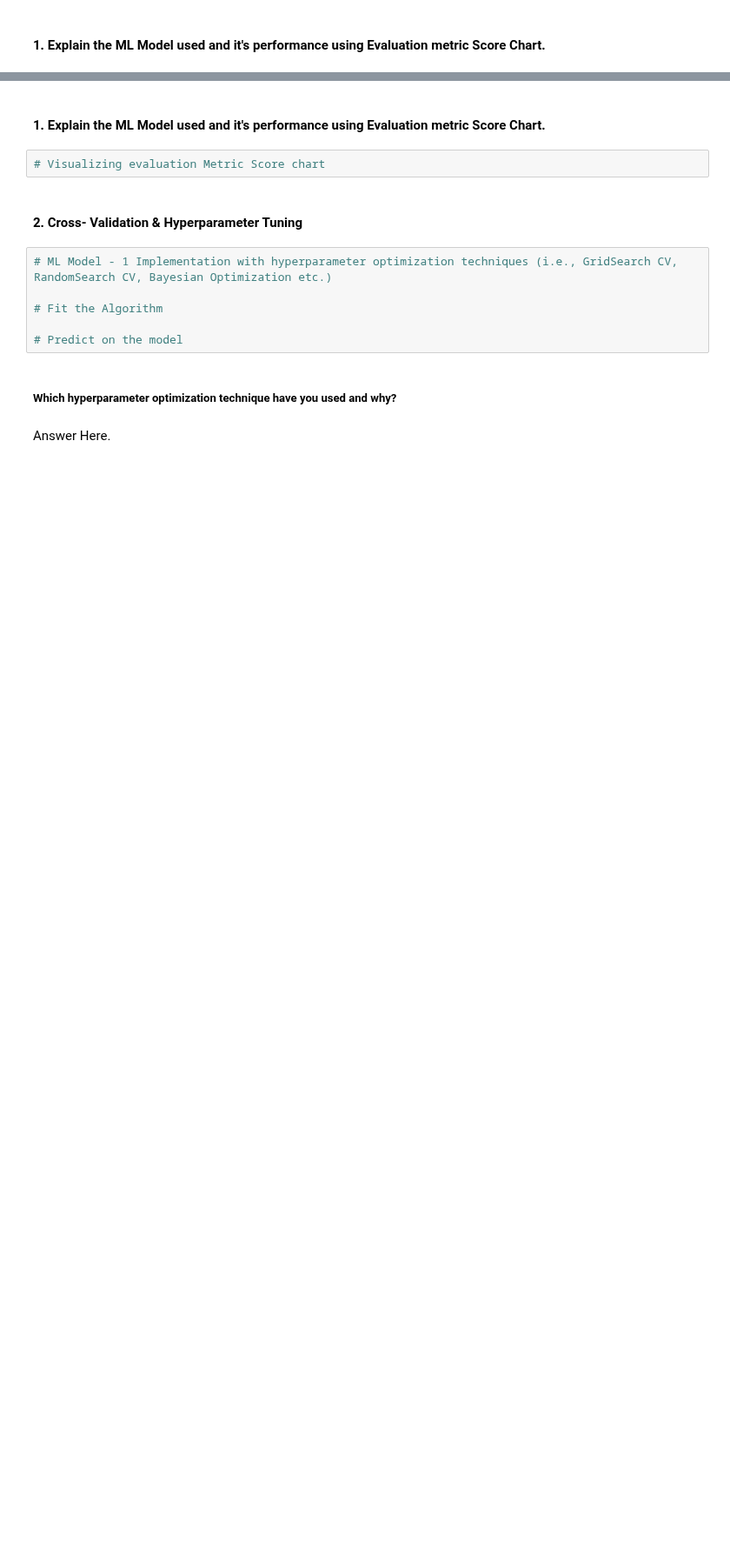
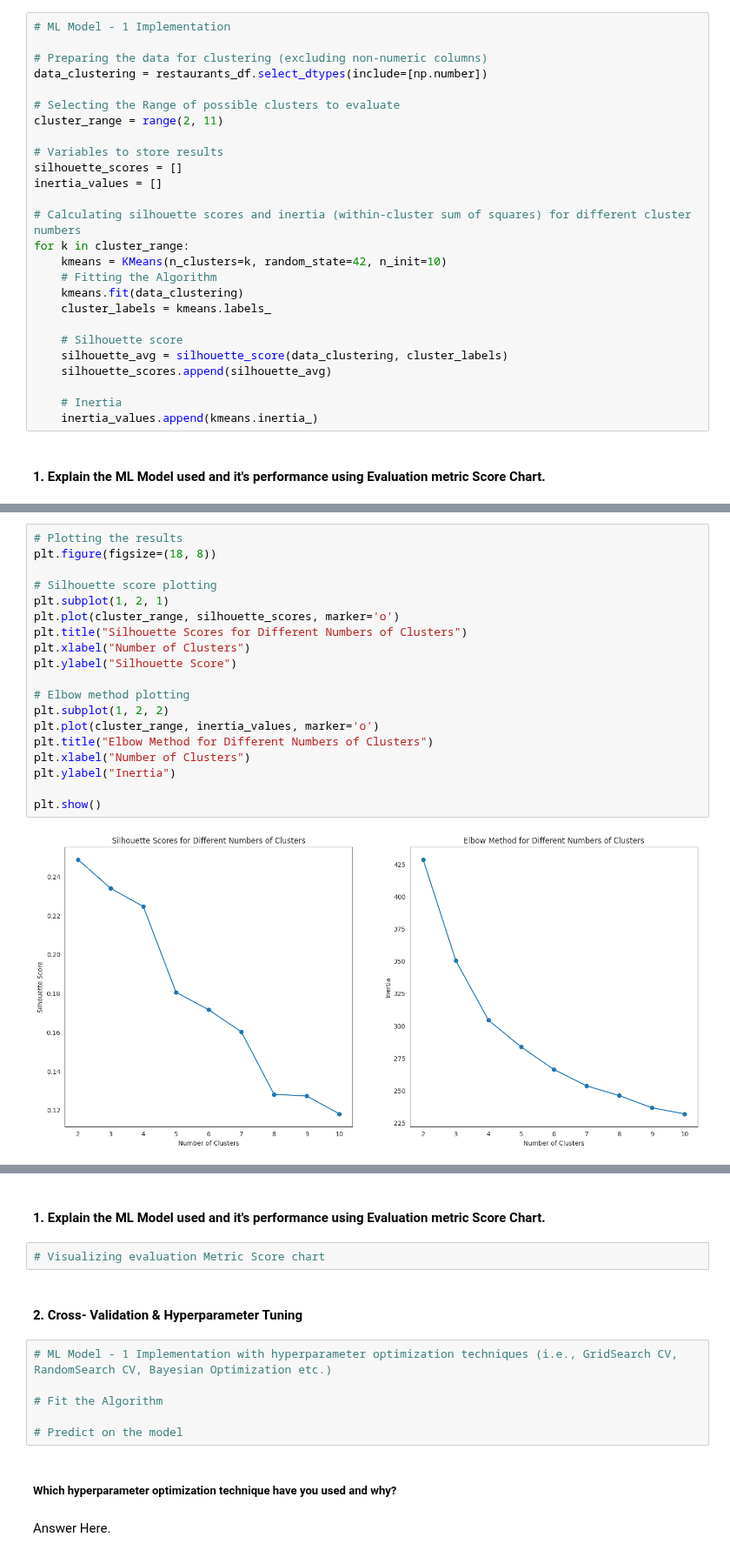
Before and after one commit to Ash99-commits/Unsupervised_ML_Zomato-Restaurant_Clustering_And_Sentiment_Analysis, a Jupyter notebook: Unsupervised_ML_Zomato_Restaurant_Clustering_And_Sentiment_Analysis_Ashwani_Kumar_Patra.ipynb, the cells around one changed output, grey strips where cells are left out. Shown at 87% size. Saved outputs shown, nothing was run; the diff lists cells and outputs as text; blank space fills up the shorter version.

Commit message:
Started off with the ML Model Implementation process. Just implemented ML Model 1 - K Means. Also, explained and provided the findings after analysis.

```diff
--- a/Unsupervised_ML_Zomato_Restaurant_Clustering_And_Sentiment_Analysis_Ashwani_Kumar_Patra.ipynb
+++ b/Unsupervised_ML_Zomato_Restaurant_Clustering_And_Sentiment_Analysis_Ashwani_Kumar_Patra.ipynb
@@ -2325,2 +2334,28 @@ As it is an unsupervised problem, we donot have a target feature and if we do no
+# %%
+# ML Model - 1 Implementation
+
+# Preparing the data for clustering (excluding non-numeric columns)
+data_clustering = restaurants_df.select_dtypes(include=[np.number])
+
+# Selecting the Range of possible clusters to evaluate
+cluster_range = range(2, 11)
+
+# Variables to store results
+silhouette_scores = []
+inertia_values = []
+
+# Calculating silhouette scores and inertia (within-cluster sum of squares) for different cluster numbers
+for k in cluster_range:
+    kmeans = KMeans(n_clusters=k, random_state=42, n_init=10)
+    # Fitting the Algorithm
+    kmeans.fit(data_clustering)
+    cluster_labels = kmeans.labels_
+
+    # Silhouette score
+    silhouette_avg = silhouette_score(data_clustering, cluster_labels)
+    silhouette_scores.append(silhouette_avg)
+
+    # Inertia
+    inertia_values.append(kmeans.inertia_)
 # %% [markdown]
 #### 1. Explain the ML Model used and it's performance using Evaluation metric Score Chart.
@@ -2344,0 +2362,21 @@ Answer Here.
+# %%
+# Plotting the results
+plt.figure(figsize=(18, 8))
+
+# Silhouette score plotting
+plt.subplot(1, 2, 1)
+plt.plot(cluster_range, silhouette_scores, marker='o')
+plt.title("Silhouette Scores for Different Numbers of Clusters")
+plt.xlabel("Number of Clusters")
+plt.ylabel("Silhouette Score")
+
+# Elbow method plotting
+plt.subplot(1, 2, 2)
+plt.plot(cluster_range, inertia_values, marker='o')
+plt.title("Elbow Method for Different Numbers of Clusters")
+plt.xlabel("Number of Clusters")
+plt.ylabel("Inertia")
+
+plt.show()
+# %% [output]
+[figure, added]
```
Also changed, not shown: parts of 14 cells of this notebook.
